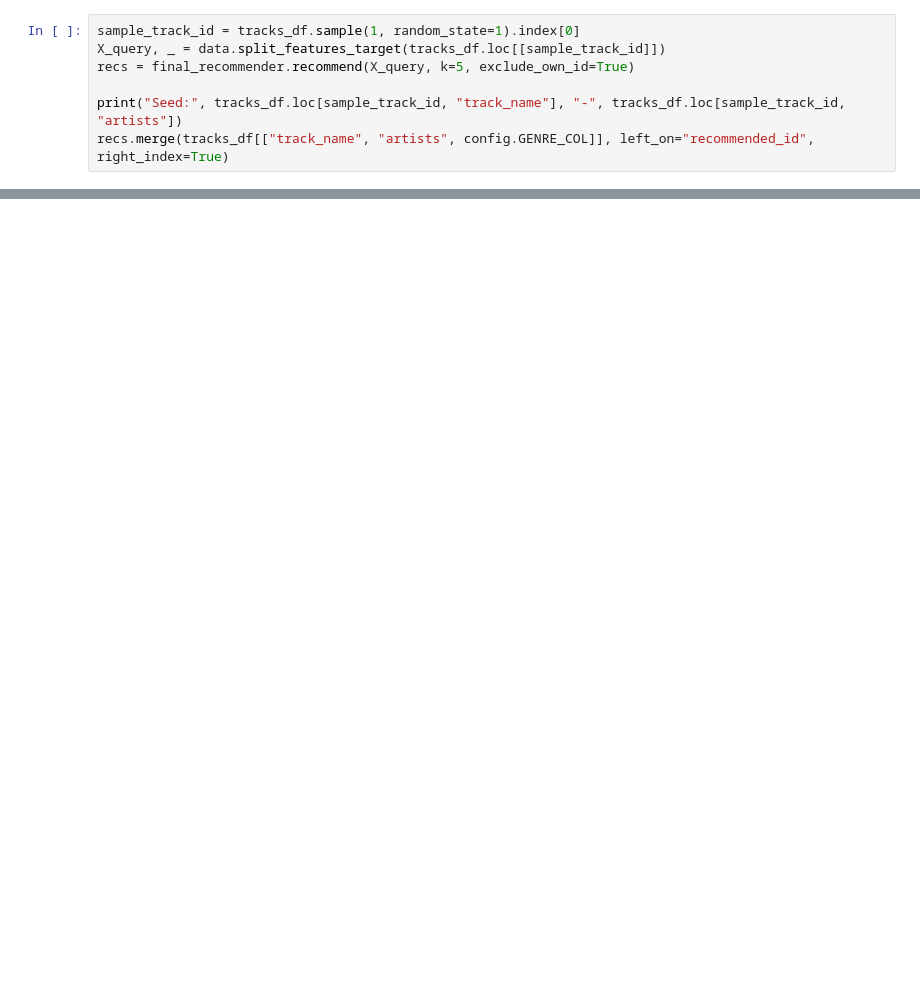
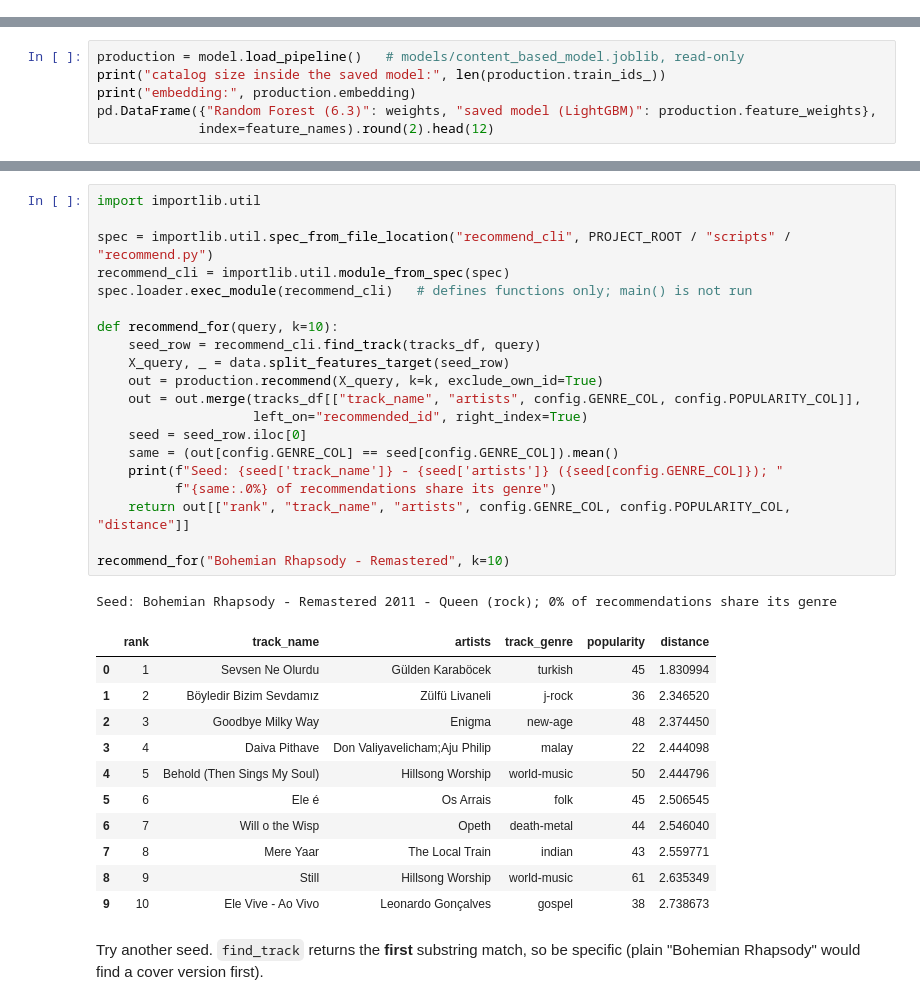
Before and after one commit to nhamhung/recommendation-showcase, a Jupyter notebook: notebooks/01_content_based.ipynb, the cells around one changed output, grey strips where cells are left out. Cells and saved outputs as stored; diff of their text form; blank space fills up the shorter version.

```diff
--- a/notebooks/01_content_based.ipynb
+++ b/notebooks/01_content_based.ipynb
@@ -510,7 +0,0 @@ Saved to /Users/nhamquochung/data/projects/recommendation_showcase/models/conten
-# %%
-sample_track_id = tracks_df.sample(1, random_state=1).index[0]
-X_query, _ = data.split_features_target(tracks_df.loc[[sample_track_id]])
-recs = final_recommender.recommend(X_query, k=5, exclude_own_id=True)
-
-print("Seed:", tracks_df.loc[sample_track_id, "track_name"], "-", tracks_df.loc[sample_track_id, "artists"])
-recs.merge(tracks_df[["track_name", "artists", config.GENRE_COL]], left_on="recommended_id", right_index=True)
@@ -558,0 +776,6 @@ metric.
+# %%
+production = model.load_pipeline()   # models/content_based_model.joblib, read-only
+print("catalog size inside the saved model:", len(production.train_ids_))
+print("embedding:", production.embedding)
+pd.DataFrame({"Random Forest (6.3)": weights, "saved model (LightGBM)": production.feature_weights},
+             index=feature_names).round(2).head(12)
@@ -558,0 +999,36 @@ metric.
+# %%
+import importlib.util
+
+spec = importlib.util.spec_from_file_location("recommend_cli", PROJECT_ROOT / "scripts" / "recommend.py")
+recommend_cli = importlib.util.module_from_spec(spec)
+spec.loader.exec_module(recommend_cli)   # defines functions only; main() is not run
+
+def recommend_for(query, k=10):
+    seed_row = recommend_cli.find_track(tracks_df, query)
+    X_query, _ = data.split_features_target(seed_row)
+    out = production.recommend(X_query, k=k, exclude_own_id=True)
+    out = out.merge(tracks_df[["track_name", "artists", config.GENRE_COL, config.POPULARITY_COL]],
+                    left_on="recommended_id", right_index=True)
+    seed = seed_row.iloc[0]
+    same = (out[config.GENRE_COL] == seed[config.GENRE_COL]).mean()
+    print(f"Seed: {seed['track_name']} - {seed['artists']} ({seed[config.GENRE_COL]}); "
+          f"{same:.0%} of recommendations share its genre")
+    return out[["rank", "track_name", "artists", config.GENRE_COL, config.POPULARITY_COL, "distance"]]
+
+recommend_for("Bohemian Rhapsody - Remastered", k=10)
+# %% [output]
+Seed: Bohemian Rhapsody - Remastered 2011 - Queen (rock); 0% of recommendations share its genre
+|  | rank | track_name | artists | track_genre | popularity | distance |
+| 0 | 1 | Sevsen Ne Olurdu | Gülden Karaböcek | turkish | 45 | 1.830994 |
+| 1 | 2 | Böyledir Bizim Sevdamız | Zülfü Livaneli | j-rock | 36 | 2.346520 |
+| 2 | 3 | Goodbye Milky Way | Enigma | new-age | 48 | 2.374450 |
+| 3 | 4 | Daiva Pithave | Don Valiyavelicham;Aju Philip | malay | 22 | 2.444098 |
+| 4 | 5 | Behold (Then Sings My Soul) | Hillsong Worship | world-music | 50 | 2.444796 |
+| 5 | 6 | Ele é | Os Arrais | folk | 45 | 2.506545 |
+| 6 | 7 | Will o the Wisp | Opeth | death-metal | 44 | 2.546040 |
+| 7 | 8 | Mere Yaar | The Local Train | indian | 43 | 2.559771 |
+| 8 | 9 | Still | Hillsong Worship | world-music | 61 | 2.635349 |
+| 9 | 10 | Ele Vive - Ao Vivo | Leonardo Gonçalves | gospel | 38 | 2.738673 |
+# %% [markdown]
+Try another seed. `find_track` returns the **first** substring match, so be specific (plain
+"Bohemian Rhapsody" would find a cover version first).
```
Also changed, not shown: parts of 126 cells of this notebook, 7 other files.
